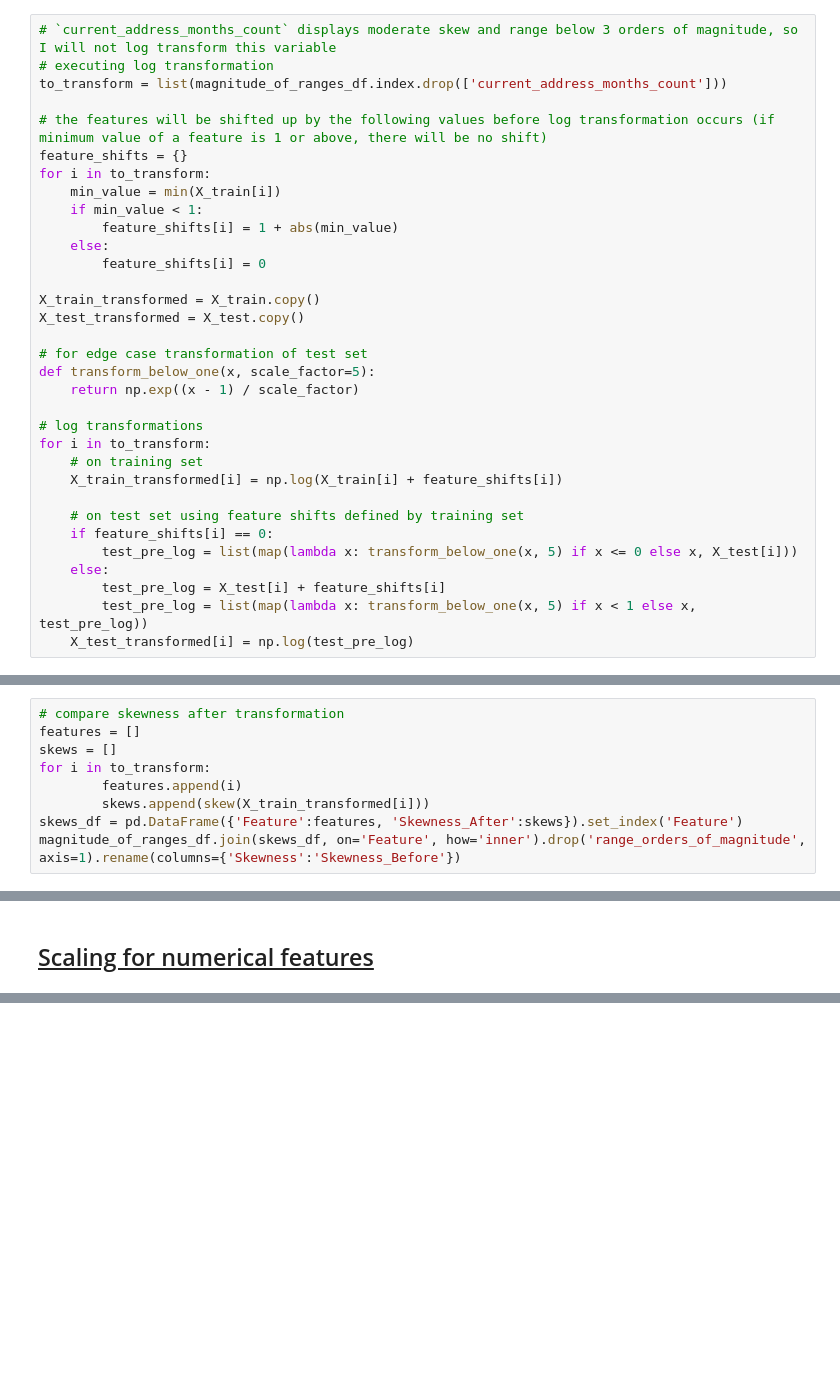
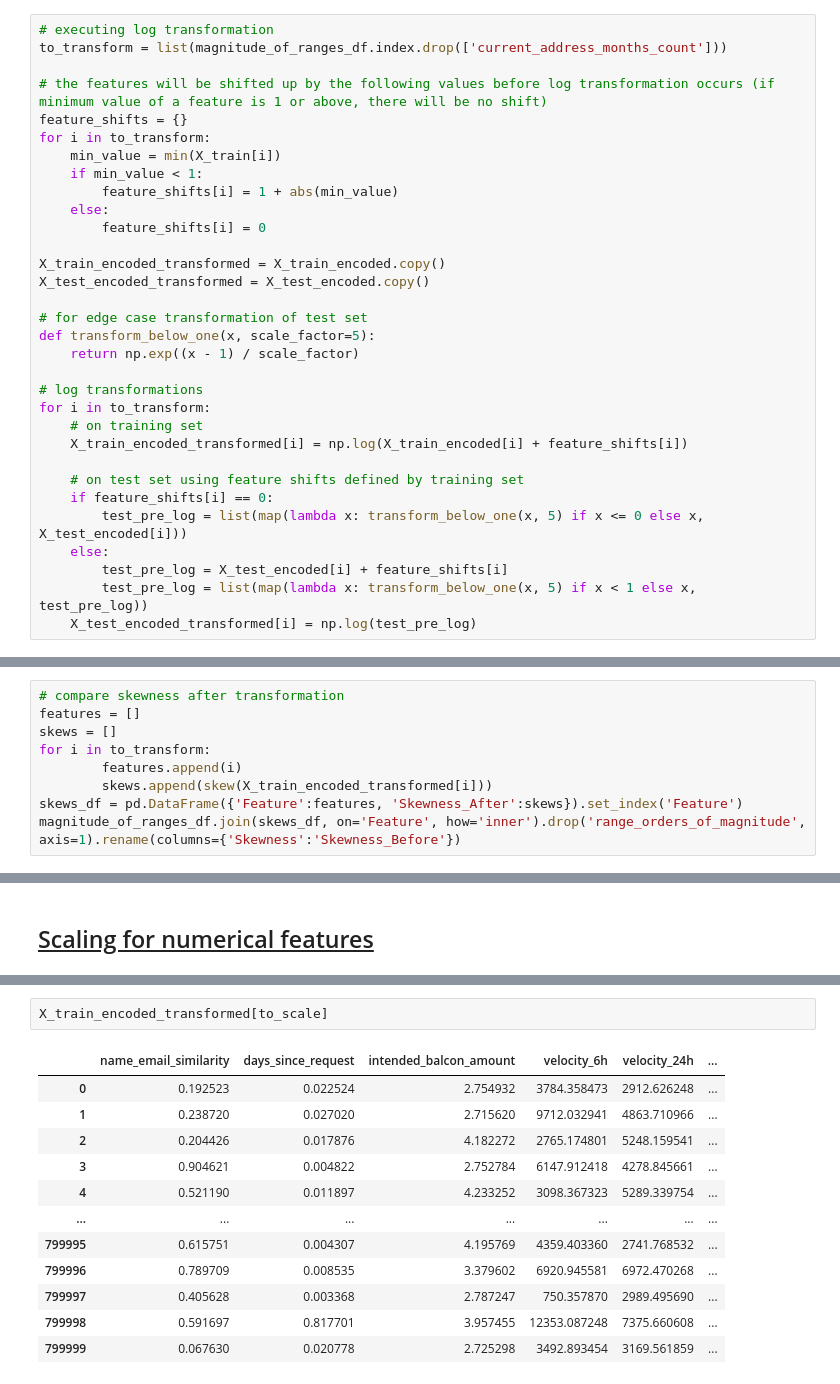
Before and after one commit to jonnywong288/bank-account-fraud, a Jupyter notebook: feature_engineering.ipynb, the cells around one changed output, grey strips where cells are left out. Cells and saved outputs as stored; diff of their text form; blank space fills up the shorter version.

```diff
--- a/feature_engineering.ipynb
+++ b/feature_engineering.ipynb
@@ -207,5 +270,4 @@ magnitude_of_ranges_df
 # %%
-# `current_address_months_count` displays moderate skew and range below 3 orders of magnitude, so I will not log transform this variable
 # executing log transformation
 to_transform = list(magnitude_of_ranges_df.index.drop(['current_address_months_count']))
 
@@ -218,8 +280,8 @@ for i in to_transform:
     else:
         feature_shifts[i] = 0
 
-X_train_transformed = X_train.copy()
-X_test_transformed = X_test.copy()
+X_train_encoded_transformed = X_train_encoded.copy()
+X_test_encoded_transformed = X_test_encoded.copy()
 
 # for edge case transformation of test set
 def transform_below_one(x, scale_factor=5):
@@ -228,15 +290,15 @@ def transform_below_one(x, scale_factor=5):
 # log transformations
 for i in to_transform:
     # on training set
-    X_train_transformed[i] = np.log(X_train[i] + feature_shifts[i])
+    X_train_encoded_transformed[i] = np.log(X_train_encoded[i] + feature_shifts[i])
 
     # on test set using feature shifts defined by training set
     if feature_shifts[i] == 0:
-        test_pre_log = list(map(lambda x: transform_below_one(x, 5) if x <= 0 else x, X_test[i]))
+        test_pre_log = list(map(lambda x: transform_below_one(x, 5) if x <= 0 else x, X_test_encoded[i]))
     else:
-        test_pre_log = X_test[i] + feature_shifts[i]
+        test_pre_log = X_test_encoded[i] + feature_shifts[i]
         test_pre_log = list(map(lambda x: transform_below_one(x, 5) if x < 1 else x, test_pre_log))
-    X_test_transformed[i] = np.log(test_pre_log)
+    X_test_encoded_transformed[i] = np.log(test_pre_log)
 # %%
 X_train[to_transform]
 # %% [output]
@@ -275,7 +337,7 @@ features = []
 skews = []
 for i in to_transform:
         features.append(i)
-        skews.append(skew(X_train_transformed[i]))
+        skews.append(skew(X_train_encoded_transformed[i]))
 skews_df = pd.DataFrame({'Feature':features, 'Skewness_After':skews}).set_index('Feature')
 magnitude_of_ranges_df.join(skews_df, on='Feature', how='inner').drop('range_orders_of_magnitude', axis=1).rename(columns={'Skewness':'Skewness_Before'})
 # %% [output]
@@ -306,0 +369,15 @@ X_test_transformed_scaled[to_scale] = scaler.transform(X_test_transformed[to_sca
+# %%
+X_train_encoded_transformed[to_scale]
+# %% [output]
+|  | name_email_similarity | days_since_request | intended_balcon_amount | velocity_6h | velocity_24h | ... |
+| 0 | 0.192523 | 0.022524 | 2.754932 | 3784.358473 | 2912.626248 | ... |
+| 1 | 0.238720 | 0.027020 | 2.715620 | 9712.032941 | 4863.710966 | ... |
+| 2 | 0.204426 | 0.017876 | 4.182272 | 2765.174801 | 5248.159541 | ... |
+| 3 | 0.904621 | 0.004822 | 2.752784 | 6147.912418 | 4278.845661 | ... |
+| 4 | 0.521190 | 0.011897 | 4.233252 | 3098.367323 | 5289.339754 | ... |
+| ... | ... | ... | ... | ... | ... | ... |
+| 799995 | 0.615751 | 0.004307 | 4.195769 | 4359.403360 | 2741.768532 | ... |
+| 799996 | 0.789709 | 0.008535 | 3.379602 | 6920.945581 | 6972.470268 | ... |
+| 799997 | 0.405628 | 0.003368 | 2.787247 | 750.357870 | 2989.495690 | ... |
+| 799998 | 0.591697 | 0.817701 | 3.957455 | 12353.087248 | 7375.660608 | ... |
+| 799999 | 0.067630 | 0.020778 | 2.725298 | 3492.893454 | 3169.561859 | ... |
```
Also changed, not shown: parts of 35 cells of this notebook.
